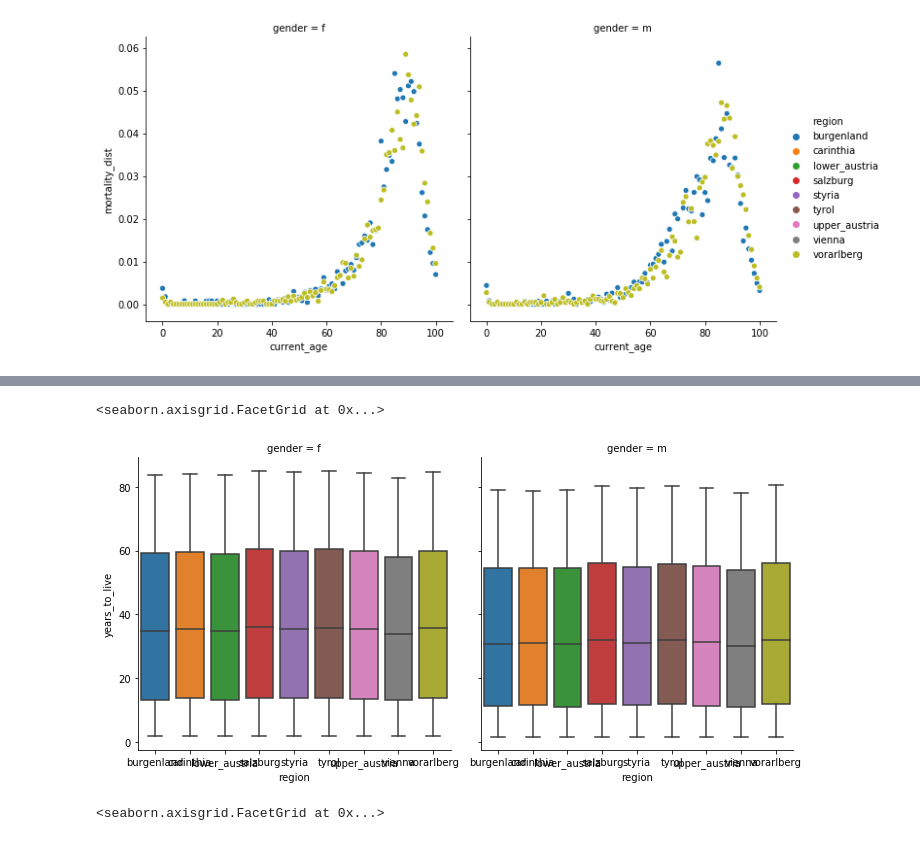
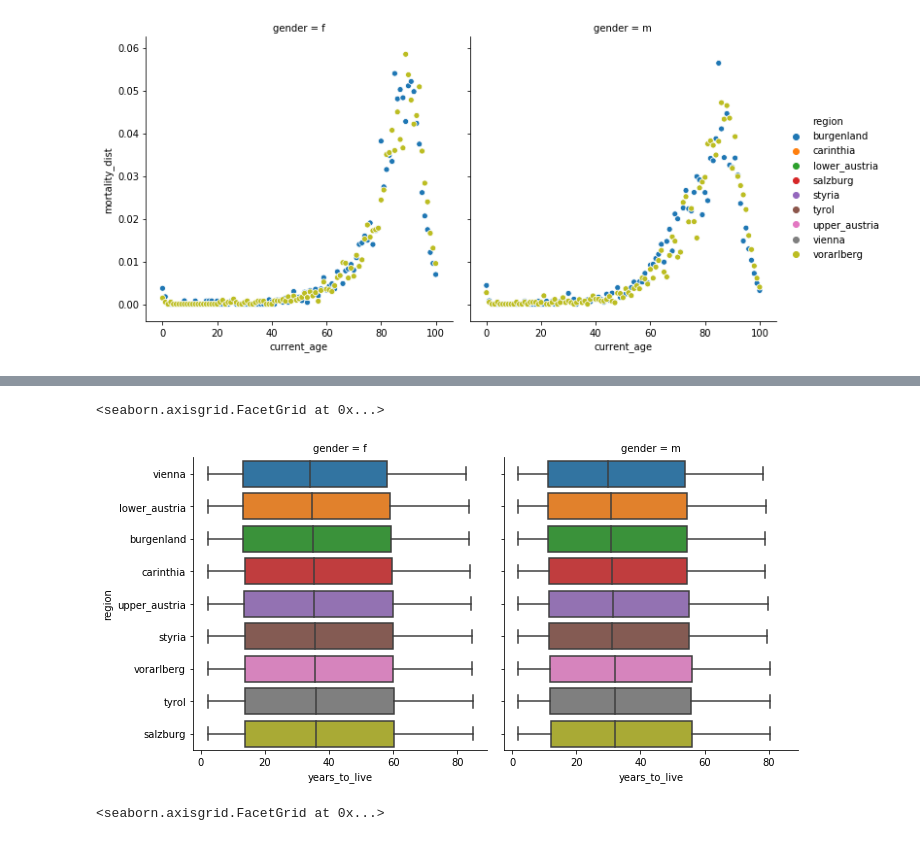
Before and after one commit to thomashon/visualization-life-expectancy-austria-2019, a Jupyter notebook: mortality-austria-2.ipynb, the cells around one changed output, grey strips where cells are left out. Saved outputs shown, nothing was run; the diff lists cells and outputs as text; code cells hidden in the pictures.

Commit message:
changing axis and order of life expectancy

```diff
--- a/mortality-austria-2.ipynb
+++ b/mortality-austria-2.ipynb
@@ -40,3 +73,6 @@ sns.relplot('current_age', 'mortality_dist',
 # %% [output]
 <seaborn.axisgrid.FacetGrid at 0x...>
 [figure]
+# %%
+result = df.groupby(["region"])['expect'].aggregate(np.median).reset_index().sort_values('expect')
+result
@@ -43,8 +92,8 @@ sns.relplot('current_age', 'mortality_dist',
 # %%
-sns.catplot('region', 'years_to_live', data=df, kind='box', col='gender')
+sns.catplot('years_to_live', 'region', data=df, kind='box', col='gender', order=result['region'])
 # %% [output]
 <seaborn.axisgrid.FacetGrid at 0x...>
-[figure, old version]
+[figure, new version]
 # %%
 sns.relplot('current_age', 'expect', data=df, hue='region', aspect=2)
 # %% [output]
```
Also changed, not shown: parts of 7 cells of this notebook.
